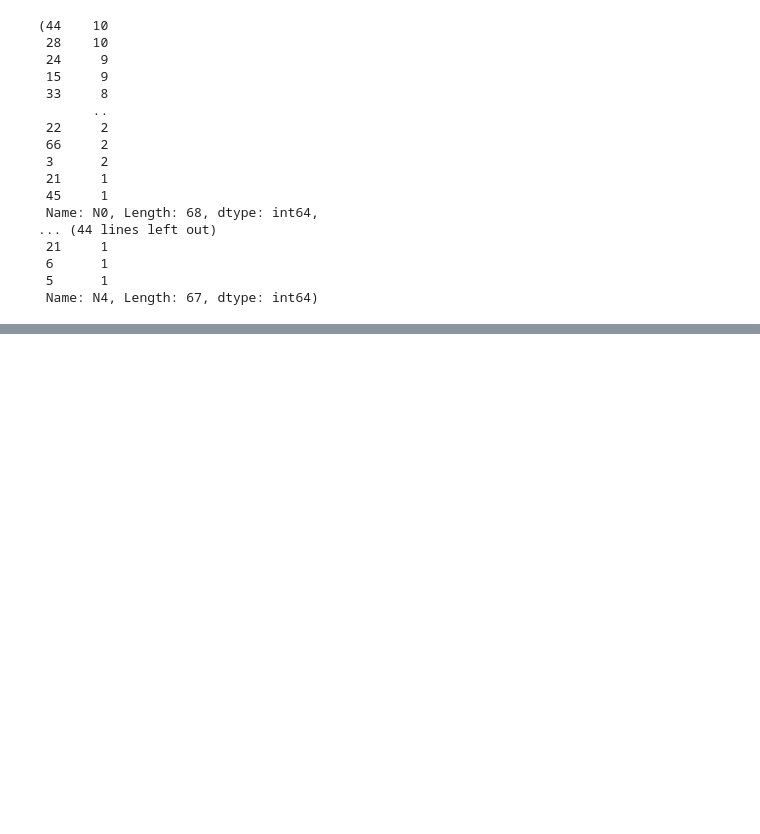
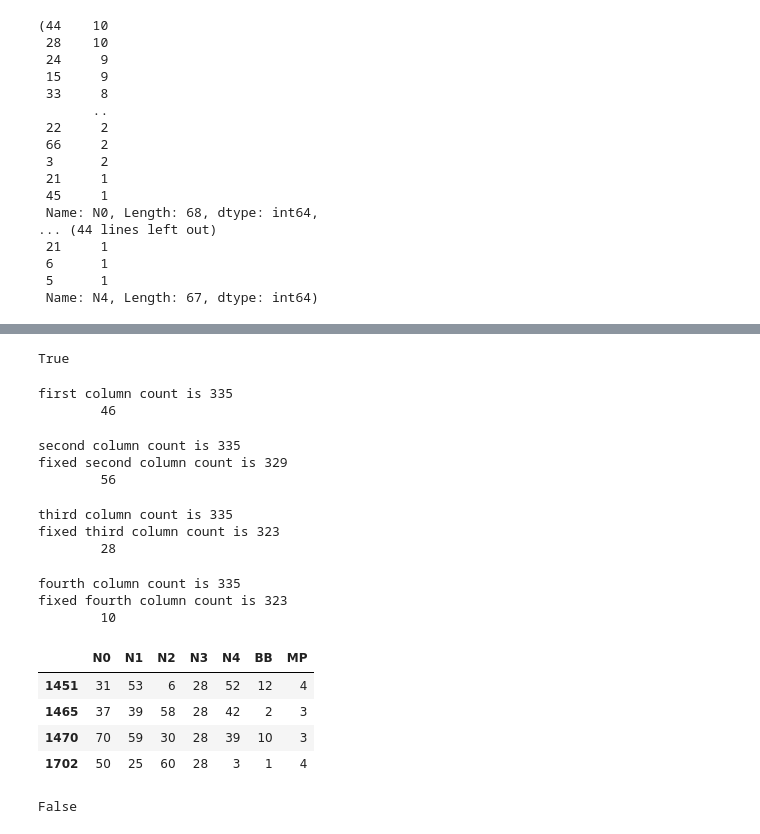
Before and after one commit to AI-Gomez/latus-projects-lottery, a Jupyter notebook: Mega_Millions.ipynb, the cells around one changed output, grey strips where cells are left out. Drawn from its saved outputs; the diff is of its cells as text; code cells hidden in the pictures; blank space fills up the shorter version.

```diff
--- a/Mega_Millions.ipynb
+++ b/Mega_Millions.ipynb
@@ -237,0 +232,67 @@ len(fixed_third)
+# %%
+62 in fixed_fourth
+# %% [output]
+True
+# %%
+first_column = mm['N0'].tolist()
+print('first column count is', len(first_column))
+
+first_num = random.choice(first_column)
+print('       ',first_num)
+# %% [output]
+first column count is 335
+        46
+# %%
+second_column = mm['N1'].tolist()
+print('second column count is', len(second_column))
+
+fixed_second = list(filter(lambda x: x != first_num, second_column))
+print('fixed second column count is', len(fixed_second))
+
+second_num = random.choice(fixed_second)
+print('       ',second_num)
+# %% [output]
+second column count is 335
+fixed second column count is 329
+        56
+# %%
+third_column = mm['N2'].tolist()
+print('third column count is', len(third_column))
+
+third = list(filter(lambda x: x != first_num, third_column))
+fixed_third = list(filter(lambda x: x != second_num, third))
+print('fixed third column count is', len(fixed_third))
+
+third_num = random.choice(fixed_third)
+print('       ',third_num)
+# %% [output]
+third column count is 335
+fixed third column count is 323
+        28
+# %%
+fourth_column = mm['N3'].tolist()
+print('fourth column count is', len(fourth_column))
+
+four = list(filter(lambda x: x != first_num, fourth_column))
+fourth = list(filter(lambda x: x != second_num, four))
+fixed_fourth = list(filter(lambda x: x != third_num, fourth))
+print('fixed fourth column count is', len(fixed_fourth))
+
+fourth_num = random.choice(fixed_fourth)
+print('       ',fourth_num)
+# %% [output]
+fourth column count is 335
+fixed fourth column count is 323
+        10
+# %%
+mm[mm['N3'] == 28]
+# %% [output]
+|  | N0 | N1 | N2 | N3 | N4 | BB | MP |
+| 1451 | 31 | 53 | 6 | 28 | 52 | 12 | 4 |
+| 1465 | 37 | 39 | 58 | 28 | 42 | 2 | 3 |
+| 1470 | 70 | 59 | 30 | 28 | 39 | 10 | 3 |
+| 1702 | 50 | 25 | 60 | 28 | 3 | 1 | 4 |
+# %%
+28 in fixed_fourth
+# %% [output]
+False
```
Also changed, not shown: parts of 3 cells of this notebook.
